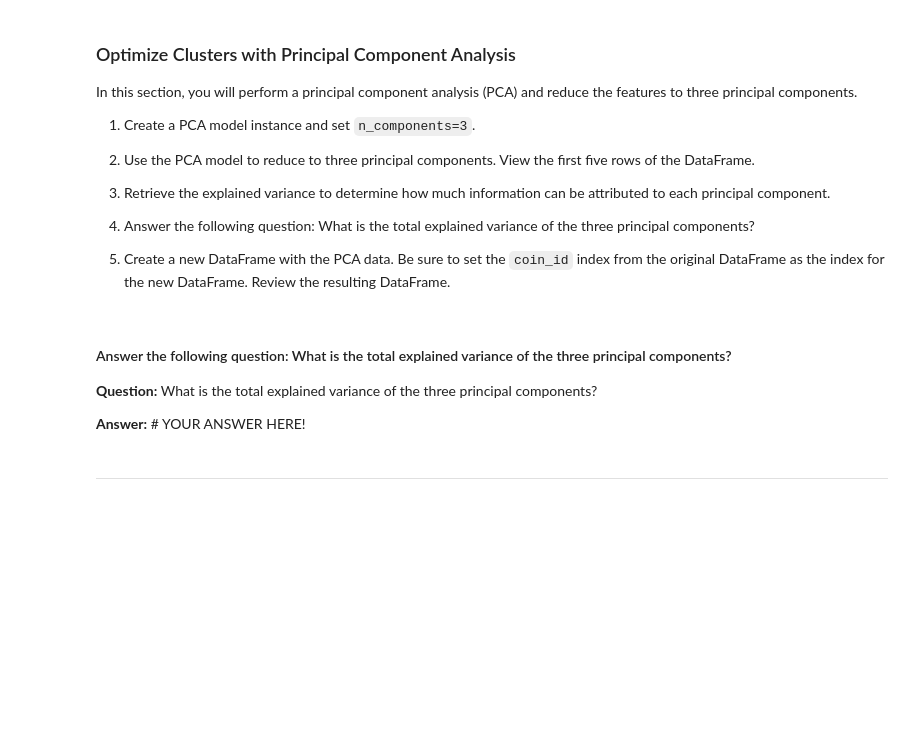
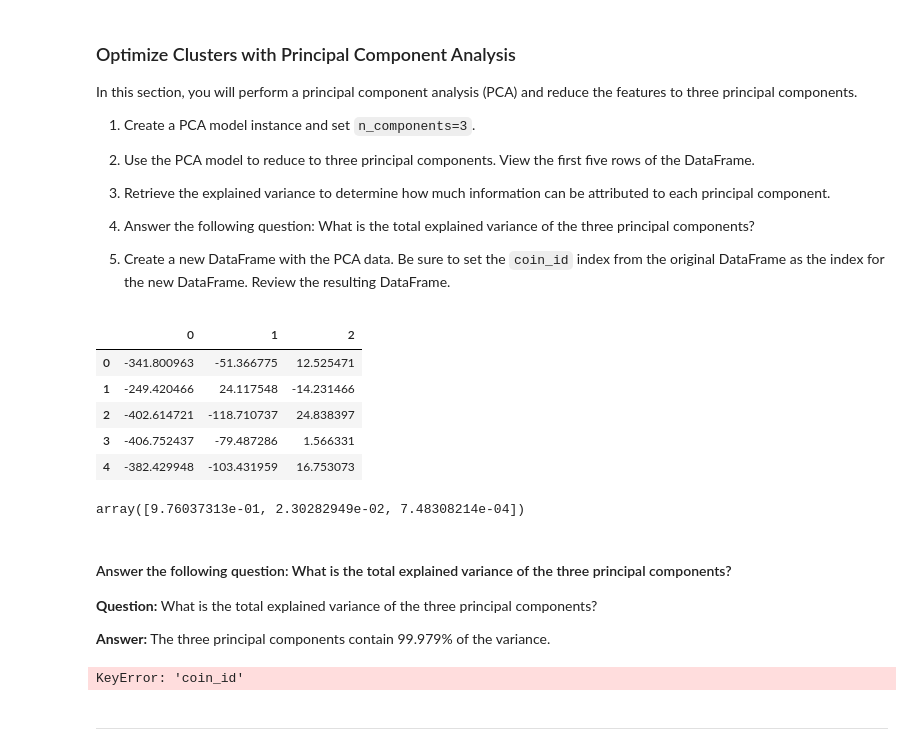
Before and after one commit to justcb/cryptocluster, a Jupyter notebook: crypto_investments.ipynb, the cells around one changed output. Drawn from its saved outputs; the diff is of its cells as text; code cells hidden in the pictures; blank space fills up the shorter version.

```diff
--- a/crypto_investments.ipynb
+++ b/crypto_investments.ipynb
@@ -222,38 +277,62 @@ In this section, you will perform a principal component analysis (PCA) and reduc
 # %%
 # Create a PCA model instance and set `n_components=3`.
 # YOUR CODE HERE!
+pca = PCA(n_components=3)
 # %%
 # Use the PCA model with `fit_transform` to reduce to
 # three principal components.
 # YOUR CODE HERE!
+market_data_pca = pca.fit_transform(df_market_data)
+market_data_pca[:3]
 
 # View the first five rows of the DataFrame.
 # YOUR CODE HERE!
+market_data_pca_df = pd.DataFrame(market_data_pca)
+
+market_data_pca_df.head()
+# %% [output]
+|  | 0 | 1 | 2 |
+| 0 | -341.800963 | -51.366775 | 12.525471 |
+| 1 | -249.420466 | 24.117548 | -14.231466 |
+| 2 | -402.614721 | -118.710737 | 24.838397 |
+| 3 | -406.752437 | -79.487286 | 1.566331 |
+| 4 | -382.429948 | -103.431959 | 16.753073 |
 # %%
 # Retrieve the explained variance to determine how much information
 # can be attributed to each principal component.
 # YOUR CODE HERE!
+pca.explained_variance_ratio_
+# %% [output]
+array([9.76037313e-01, 2.30282949e-02, 7.48308214e-04])
 # %% [markdown]
 #### Answer the following question: What is the total explained variance of the three principal components?
 
 **Question:** What is the total explained variance of the three principal components?
 
-**Answer:** # YOUR ANSWER HERE!
+**Answer:** The three principal components contain 99.979% of the variance.
 # %%
 # Create a new DataFrame with the PCA data.
 # Note: The code for this step is provided for you
 
+# This was created above.
+
 # Creating a DataFrame with the PCA data
 # YOUR CODE HERE!
 
+# This was created above.
+
 # Copy the crypto names from the original data
 # YOUR CODE HERE!
+market_data_pca_df=df_market_data_scaled_prediction['coin_id'].values
+
 
 # Set the coinid column as index
 # YOUR CODE HERE!
 
 # Display sample data
 # YOUR CODE HERE!
+# %% [output]
+KeyError: 'coin_id'
 # %% [markdown]
 ---
 # %% [markdown]
```
Also changed, not shown: parts of 12 cells of this notebook.
